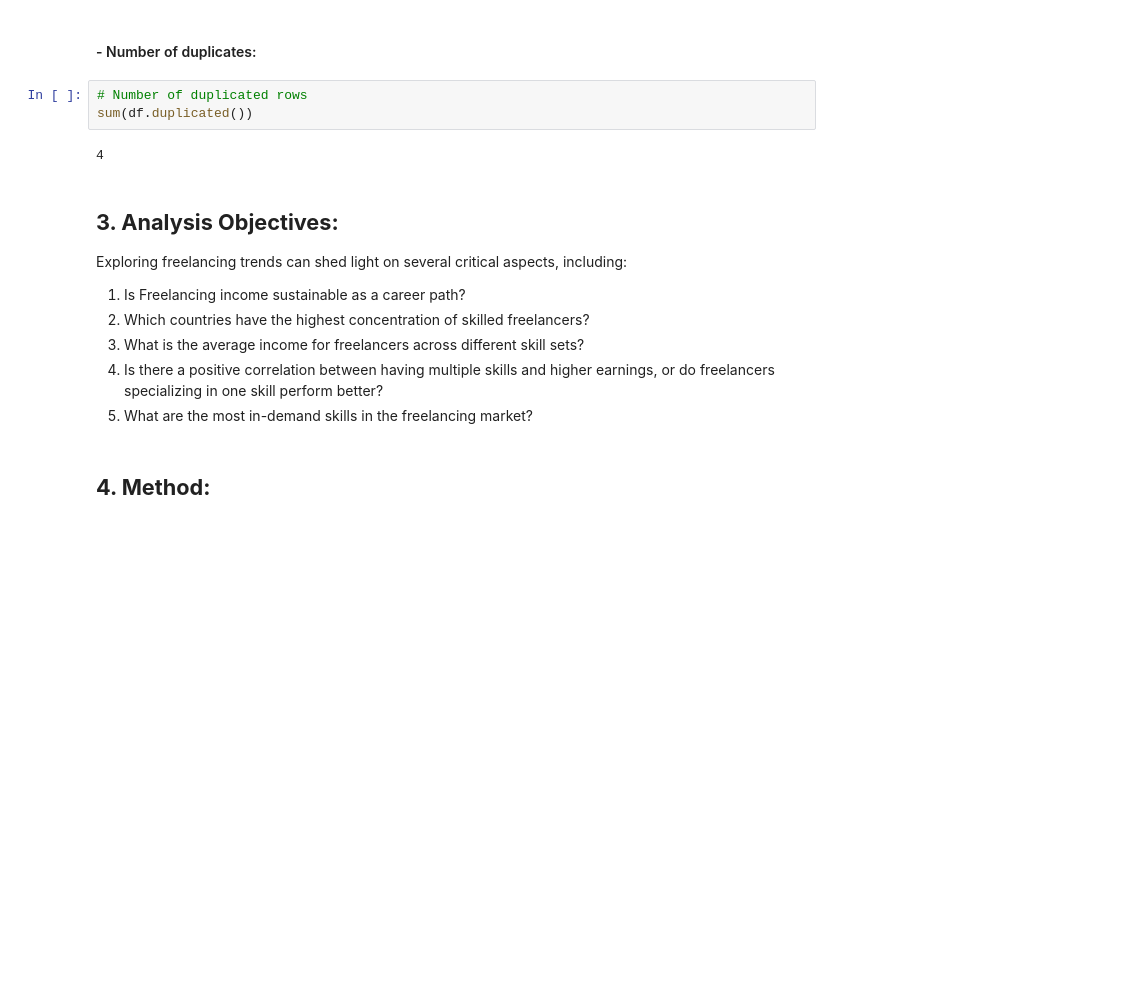
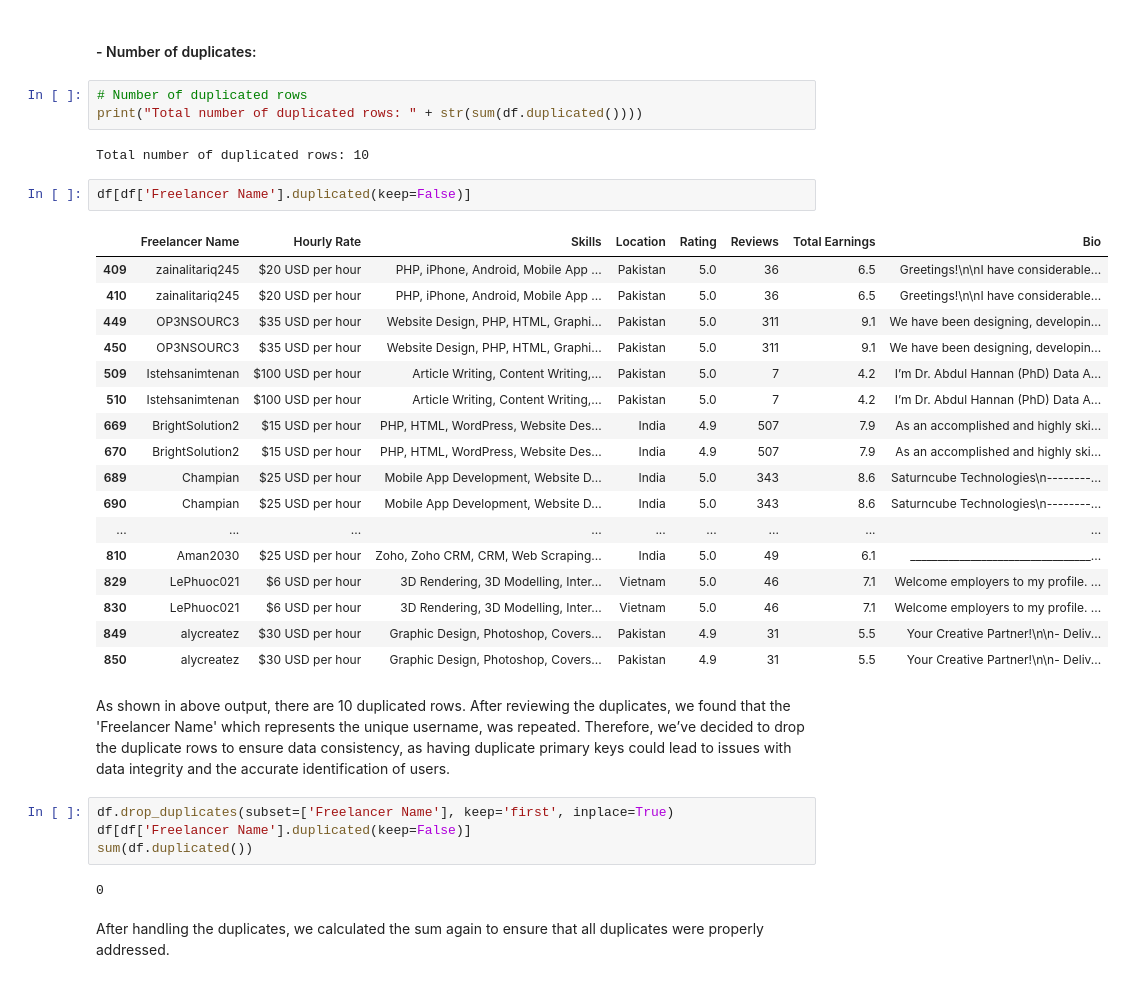
Before and after one commit to iRoseM/Freelancing-Trends--IT362, a Jupyter notebook: IT362_Groub_6.ipynb, the cells around one changed output. Drawn from its saved outputs; the diff is of its cells as text; blank space fills up the shorter version.

```diff
--- a/IT362_Groub_6.ipynb
+++ b/IT362_Groub_6.ipynb
@@ -211,18 +210,36 @@ dtype: int64
 #### - Number of duplicates:
 # %%
 # Number of duplicated rows
-sum(df.duplicated())
+print("Total number of duplicated rows: " + str(sum(df.duplicated())))
 # %% [output]
-4
+Total number of duplicated rows: 10
-# %% [markdown]
-## **3. Analysis Objectives:**
-Exploring freelancing trends can shed light on several critical aspects, including:
-
-
-1.   Is Freelancing income sustainable as a career path?
-2.   Which countries have the highest concentration of skilled freelancers?
-3.   What is the average income for freelancers across different skill sets?
-4.   Is there a positive correlation between having multiple skills and higher earnings, or do freelancers specializing in one skill perform better?
-5.   What are the most in-demand skills in the freelancing market?
-# %% [markdown]
-## **4. Method:**
+# %%
+df[df['Freelancer Name'].duplicated(keep=False)]
+# %% [output]
+|  | Freelancer Name | Hourly Rate | Skills | Location | Rating | Reviews | Total Earnings | Bio |
+| 409 | zainalitariq245 | $20 USD per hour | PHP, iPhone, Android, Mobile App ... | Pakistan | 5.0 | 36 | 6.5 | Greetings!\n\nI have considerable... |
+| 410 | zainalitariq245 | $20 USD per hour | PHP, iPhone, Android, Mobile App ... | Pakistan | 5.0 | 36 | 6.5 | Greetings!\n\nI have considerable... |
+| 449 | OP3NSOURC3 | $35 USD per hour | Website Design, PHP, HTML, Graphi... | Pakistan | 5.0 | 311 | 9.1 | We have been designing, developin... |
+| 450 | OP3NSOURC3 | $35 USD per hour | Website Design, PHP, HTML, Graphi... | Pakistan | 5.0 | 311 | 9.1 | We have been designing, developin... |
+| 509 | Istehsanimtenan | $100 USD per hour | Article Writing, Content Writing,... | Pakistan | 5.0 | 7 | 4.2 | I’m Dr. Abdul Hannan (PhD) Data A... |
+| 510 | Istehsanimtenan | $100 USD per hour | Article Writing, Content Writing,... | Pakistan | 5.0 | 7 | 4.2 | I’m Dr. Abdul Hannan (PhD) Data A... |
+| 669 | BrightSolution2 | $15 USD per hour | PHP, HTML, WordPress, Website Des... | India | 4.9 | 507 | 7.9 | As an accomplished and highly ski... |
+| 670 | BrightSolution2 | $15 USD per hour | PHP, HTML, WordPress, Website Des... | India | 4.9 | 507 | 7.9 | As an accomplished and highly ski... |
+| 689 | Champian | $25 USD per hour | Mobile App Development, Website D... | India | 5.0 | 343 | 8.6 | Saturncube Technologies\n--------... |
+| 690 | Champian | $25 USD per hour | Mobile App Development, Website D... | India | 5.0 | 343 | 8.6 | Saturncube Technologies\n--------... |
+| ... | ... | ... | ... | ... | ... | ... | ... | ... |
+| 810 | Aman2030 | $25 USD per hour | Zoho, Zoho CRM, CRM, Web Scraping... | India | 5.0 | 49 | 6.1 | _________________________________... |
+| 829 | LePhuoc021 | $6 USD per hour | 3D Rendering, 3D Modelling, Inter... | Vietnam | 5.0 | 46 | 7.1 | Welcome employers to my profile. ... |
+| 830 | LePhuoc021 | $6 USD per hour | 3D Rendering, 3D Modelling, Inter... | Vietnam | 5.0 | 46 | 7.1 | Welcome employers to my profile. ... |
+| 849 | alycreatez | $30 USD per hour | Graphic Design, Photoshop, Covers... | Pakistan | 4.9 | 31 | 5.5 | Your Creative Partner!\n\n- Deliv... |
+| 850 | alycreatez | $30 USD per hour | Graphic Design, Photoshop, Covers... | Pakistan | 4.9 | 31 | 5.5 | Your Creative Partner!\n\n- Deliv... |
+# %% [markdown]
+As shown in above output, there are 10 duplicated rows. After reviewing the duplicates, we found that the 'Freelancer Name' which represents the unique username, was repeated. Therefore, we’ve decided to drop the duplicate rows to ensure data consistency, as having duplicate primary keys could lead to issues with data integrity and the accurate identification of users.
+# %%
+df.drop_duplicates(subset=['Freelancer Name'], keep='first', inplace=True)
+df[df['Freelancer Name'].duplicated(keep=False)]
+sum(df.duplicated())
+# %% [output]
+0
+# %% [markdown]
+After handling the duplicates, we calculated the sum again to ensure that all duplicates were properly addressed.
```
Also changed, not shown: parts of 5 cells of this notebook.
